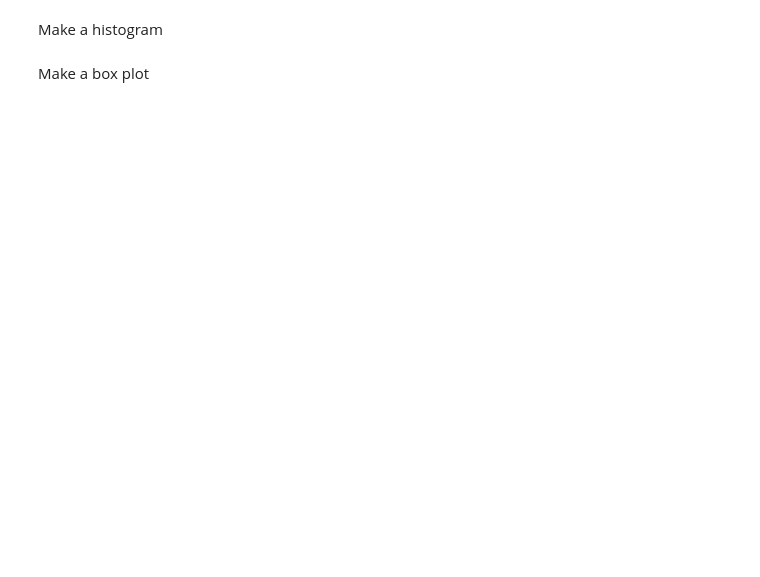
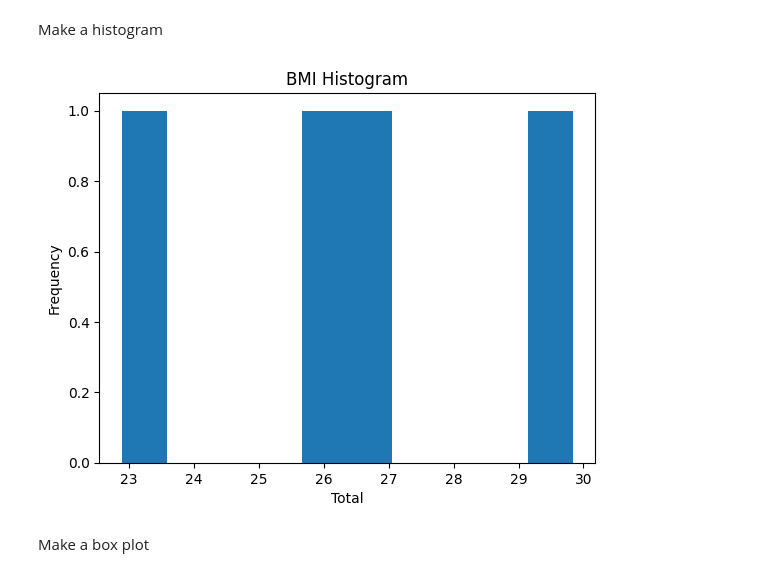
Before and after one commit to sikoh/DS-Data-Wrangling-and-Storytelling, a Jupyter notebook: Sprint-Challenge/DS_DataWrangling_KnowledgeCheck.ipynb, the cells around one changed output. Drawn from its saved outputs; the diff is of its cells as text; code cells hidden in the pictures; blank space fills up the shorter version.

```diff
--- a/Sprint-Challenge/DS_DataWrangling_KnowledgeCheck.ipynb
+++ b/Sprint-Challenge/DS_DataWrangling_KnowledgeCheck.ipynb
@@ -367,2 +367,6 @@ weight_df
 # %% [markdown]
 Convert a date to a datetime format.
+# %%
+weight_df['check_date']= ["2023-10-11", "2023-10-05", "2023-10-01", "2023-09-10"]
+
+weight_df
@@ -368,0 +390,5 @@ Convert a date to a datetime format.
+# %%
+
+weight_df['check_date'] = pd.to_datetime(weight_df['check_date'], format="%Y-%m-%d")
+
+weight_df.dtypes
@@ -369,4 +404,18 @@ Convert a date to a datetime format.
 # %% [markdown]
 Make a histogram
+# %%
+fig, ax = plt.subplots()
+
+# Plot a histogram of Parasleep from the Sleep DataFrame
+ax.hist(weight_df['BMI'])
+
+# Specify the axis labels and plot title
+ax.set_xlabel('Total')
+ax.set_ylabel('Frequency')
+ax.set_title('BMI Histogram')
+
+plt.show()
+# %% [output]
+[figure, added]
 # %% [markdown]
 Make a box plot
```
Also changed, not shown: parts of 9 cells of this notebook.
